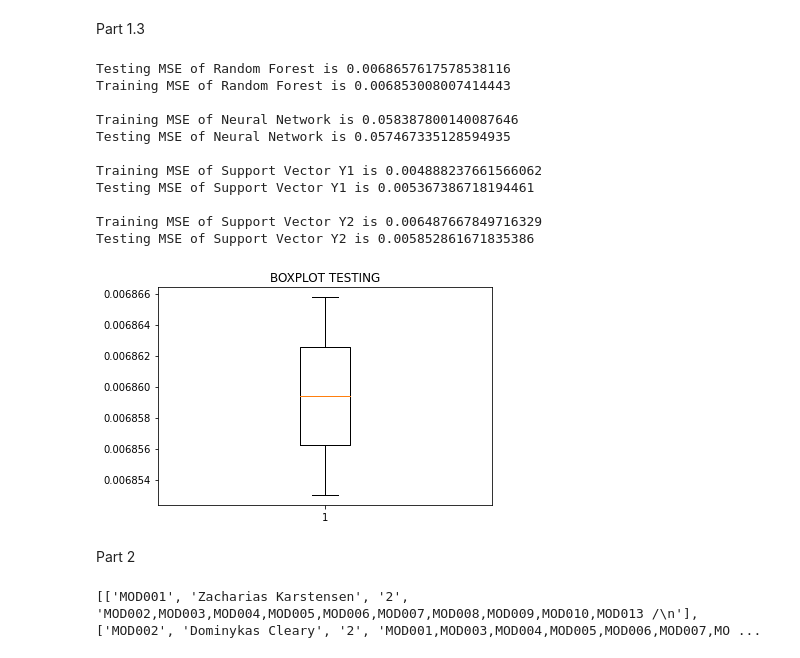
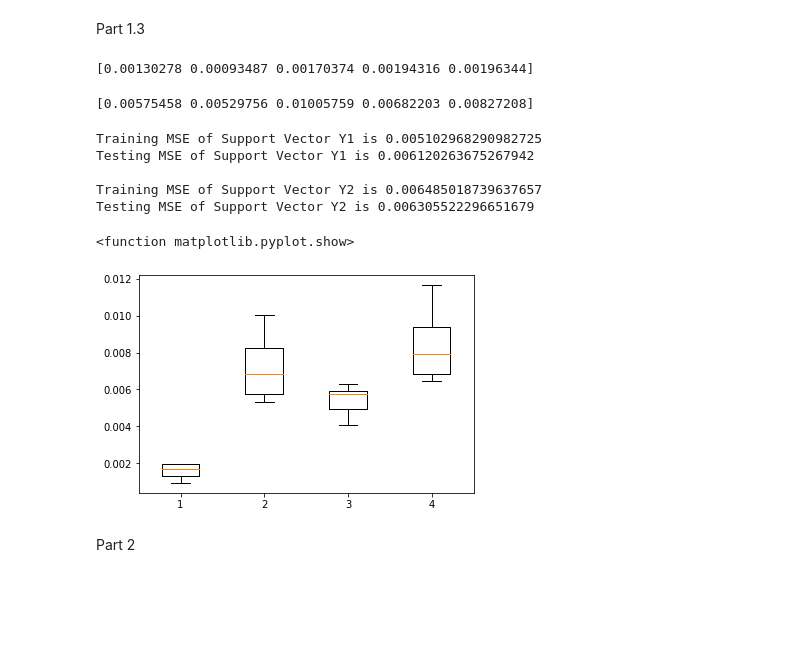
Before and after one commit to jamesbrowne98/jamesbrowne98, a Jupyter notebook: CW1.ipynb, the cells around one changed output. Drawn from its saved outputs; the diff is of its cells as text; code cells hidden in the pictures; blank space fills up the shorter version.

```diff
--- a/CW1.ipynb
+++ b/CW1.ipynb
@@ -229,12 +209,38 @@ mse_regressor_NN = mean_absolute_error(ytest, y_pred_regressor_NN)
+# %%
+#Random Forest Regressor
+regressor_RF = RandomForestRegressor()
+#Training
+regressor_RF.fit(x_train, ytrain)
+#testing
+outputs_RF = regressor_RF.predict(xtest)
+#training print
+mse_regressor_tr = (mean_squared_error(ytest, outputs_RF))
+#testing print
+mse_regressor = regressor_RF.score(xtest, ytest)
+# %%
+from sklearn.model_selection import cross_val_score
+Random_Forest_training = cross_val_score(regressor_RF, x_train, ytrain, scoring="neg_mean_squared_error")*-1
+print(Random_Forest_training)
+# %% [output]
+[0.00130278 0.00093487 0.00170374 0.00194316 0.00196344]
+# %%
+#MLP Regressor
+regressor_NN = MLPRegressor()
+#Training
+regressor_NN.fit(x_train, ytrain)
+#testing
+outputs_NN = regressor_RF.predict(xtest)
+#training print
+mse_regressor_NN_tr = (mean_squared_error(ytest, outputs_NN))
+#testing print
+mse_regressor_NN = regressor_RF.score(xtest, ytest)
+# %%
+from sklearn.model_selection import cross_val_score
+NN_training = cross_val_score(regressor_NN, x_train, ytrain, scoring="neg_mean_squared_error")*-1
+print(NN_training)
+# %% [output]
+[0.00575458 0.00529756 0.01005759 0.00682203 0.00827208]
 # %%
-print(f"Testing MSE of Random Forest is {mse_regressor}")
-print(f"Training MSE of Random Forest is {mse_regressor_tr}")
-print()
-
-print(f"Training MSE of Neural Network is {mse_regressor_NN_tr}")
-print(f"Testing MSE of Neural Network is {mse_regressor_NN}")
-print()
-
 print(f"Training MSE of Support Vector Y1 is {mse_SVM}")
 print(f"Testing MSE of Support Vector Y1 is {mse_SVM_ts}")
 print()
@@ -243,31 +249,18 @@ print(f"Training MSE of Support Vector Y2 is {mse_SVM1}")
 print(f"Testing MSE of Support Vector Y2 is {mse_SVM1_ts}")
 print()
 # %% [output]
-Testing MSE of Random Forest is 0.0068657617578538116
-Training MSE of Random Forest is 0.006853008007414443
+Training MSE of Support Vector Y1 is 0.005102968290982725
+Testing MSE of Support Vector Y1 is 0.006120263675267942
 
-Training MSE of Neural Network is 0.058387800140087646
-Testing MSE of Neural Network is 0.057467335128594935
-
-Training MSE of Support Vector Y1 is 0.004888237661566062
-Testing MSE of Support Vector Y1 is 0.005367386718194461
-
-Training MSE of Support Vector Y2 is 0.006487667849716329
-Testing MSE of Support Vector Y2 is 0.005852861671835386
+Training MSE of Support Vector Y2 is 0.006485018739637657
+Testing MSE of Support Vector Y2 is 0.006305522296651679
 # %%
 import matplotlib.pyplot as plt
-plt.title("BOXPLOT TESTING")
-plt.boxplot([mse_regressor, mse_regressor_tr])
-plt.show()
+mse_regressor
+plt.boxplot([Random_Forest_training,NN_training, cross_val_scoreY1, cross_val_scoreY2])
+plt.show
 # %% [output]
+<function matplotlib.pyplot.show>
-[figure, old version]
+[figure, new version]
 # %% [markdown]
 Part 2
-# %%
-list = []
-f = open("timetable.txt", 'r')
-for line in f: list.append(line.split("|"))
-f.close()
-print(list)
-# %% [output]
-[['MOD001', 'Zacharias Karstensen', '2', 'MOD002,MOD003,MOD004,MOD005,MOD006,MOD007,MOD008,MOD009,MOD010,MOD013 /\n'], ['MOD002', 'Dominykas Cleary', '2', 'MOD001,MOD003,MOD004,MOD005,MOD006,MOD007,MO ...
```
Also changed, not shown: parts of 22 cells of this notebook.
